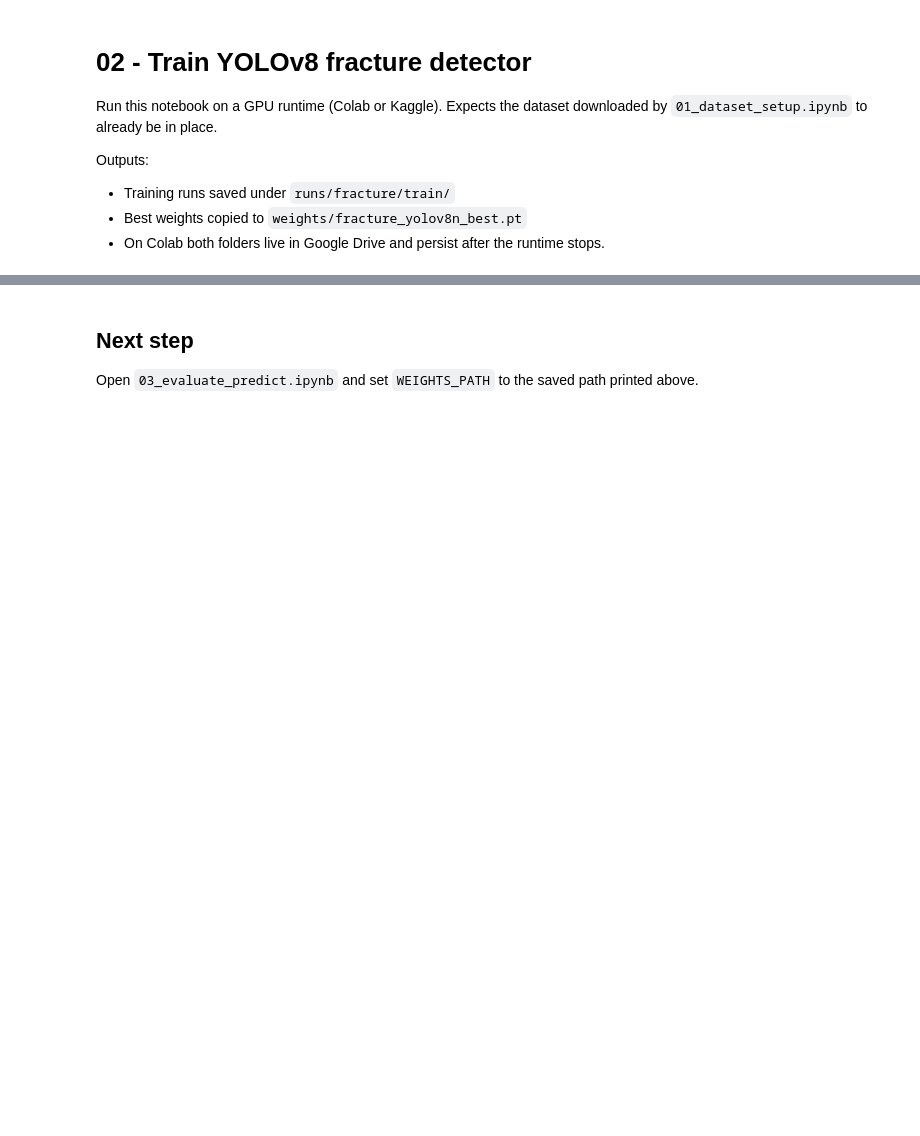
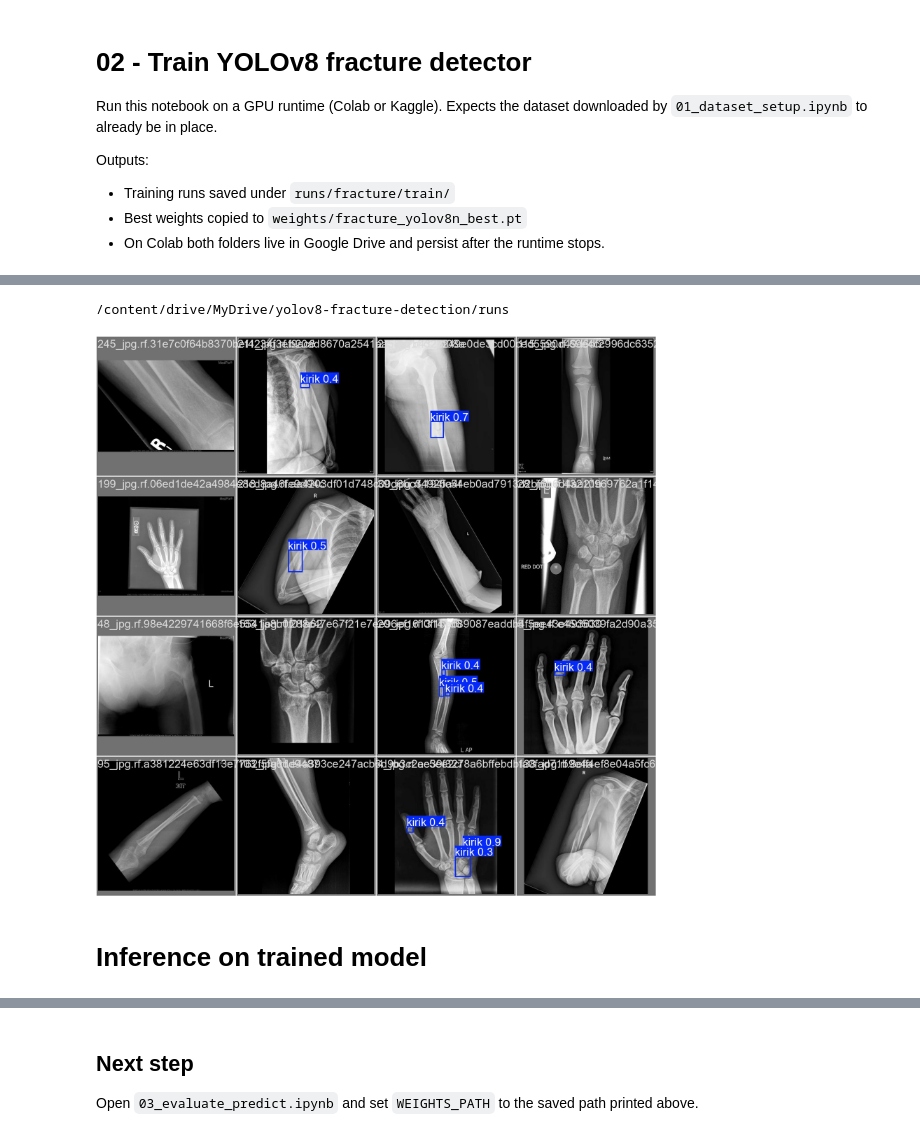
Before and after one commit to Inaolol/bonefracture, a Jupyter notebook: notebooks/02_train_yolov8_fracture.ipynb, the cells around one changed output, grey strips where cells are left out. Cells and saved outputs as stored; diff of their text form; code cells hidden in the pictures; blank space fills up the shorter version.

```diff
--- a/notebooks/02_train_yolov8_fracture.ipynb
+++ b/notebooks/02_train_yolov8_fracture.ipynb
@@ -83,0 +160,8 @@ print(f"Saved persistent weights to: {final_weight}")
+# %%
+%cd {RUNS_ROOT}
+Image(filename=f'{RUNS_ROOT}/exp1/val_batch0_pred.jpg', width=600)
+# %% [output]
+/content/drive/MyDrive/yolov8-fracture-detection/runs
+[figure, added]
+# %% [markdown]
+# Inference on trained model
```
Also changed, not shown: parts of 14 cells of this notebook, 1 other file.
